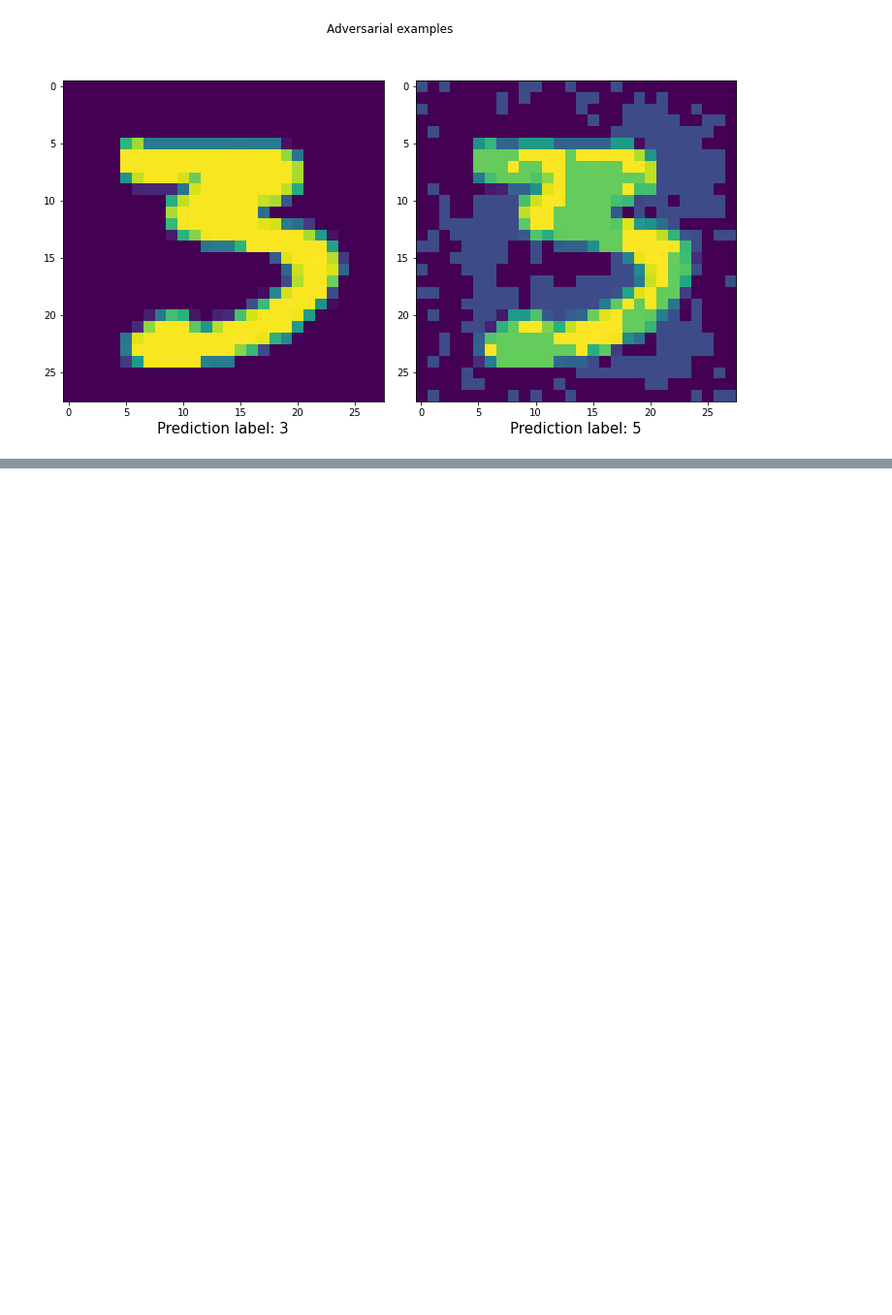
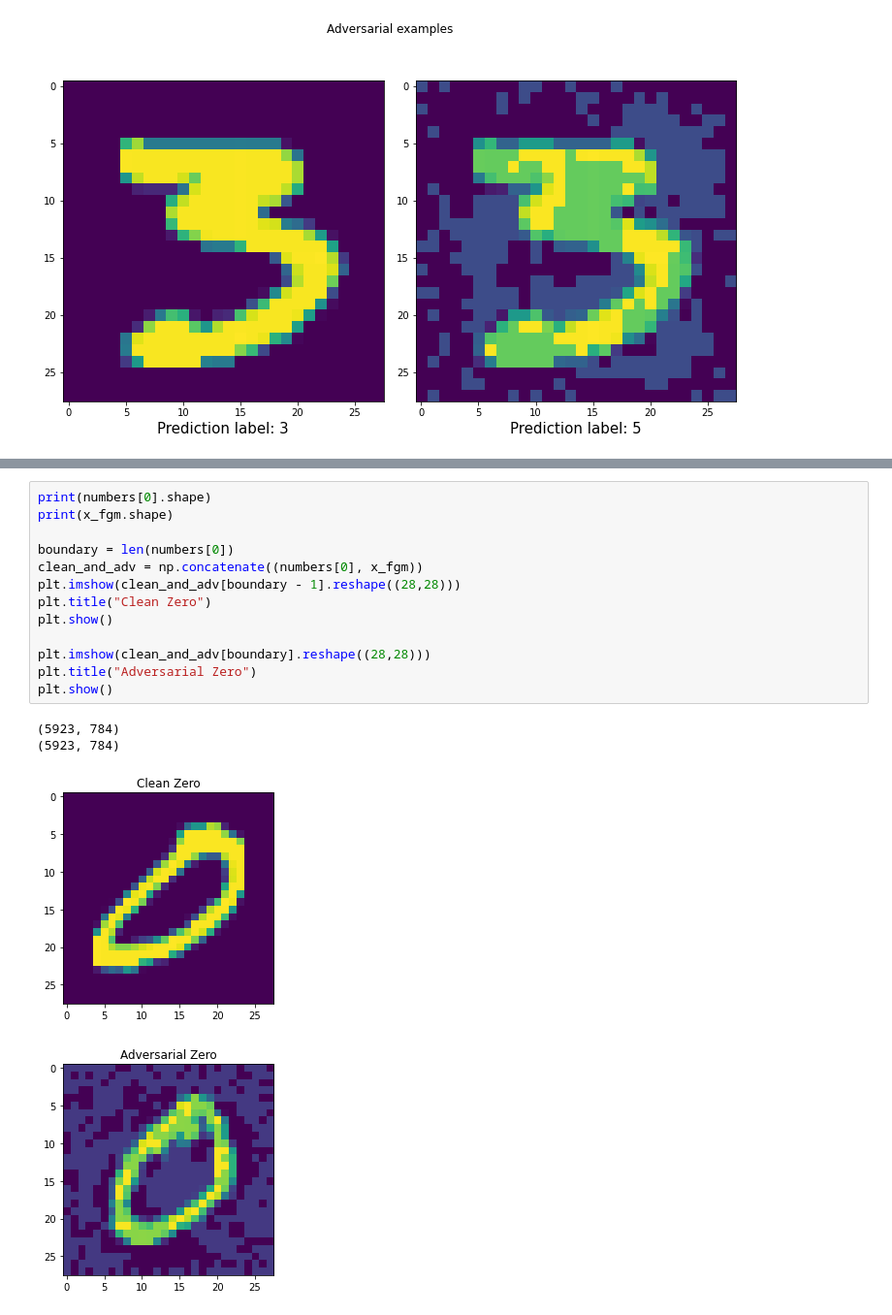
Before and after one commit to aranganath/Adversarial, a Jupyter notebook: k-means-medians-on-each-class-with-tsne.ipynb, the cells around one changed output, grey strips where cells are left out. Shown at 97% size. Cells and saved outputs as stored; diff of their text form; blank space fills up the shorter version.

```diff
--- a/k-means-medians-on-each-class-with-tsne.ipynb
+++ b/k-means-medians-on-each-class-with-tsne.ipynb
@@ -300,0 +372,18 @@ plt.show()
+# %%
+print(numbers[0].shape)
+print(x_fgm.shape)
+
+boundary = len(numbers[0])
+clean_and_adv = np.concatenate((numbers[0], x_fgm))
+plt.imshow(clean_and_adv[boundary - 1].reshape((28,28)))
+plt.title("Clean Zero")
+plt.show()
+
+plt.imshow(clean_and_adv[boundary].reshape((28,28)))
+plt.title("Adversarial Zero")
+plt.show()
+# %% [output]
+(5923, 784)
+(5923, 784)
+[figure, added]
+[figure, added]
```
Also changed, not shown: parts of 15 cells of this notebook, 1 other file.
